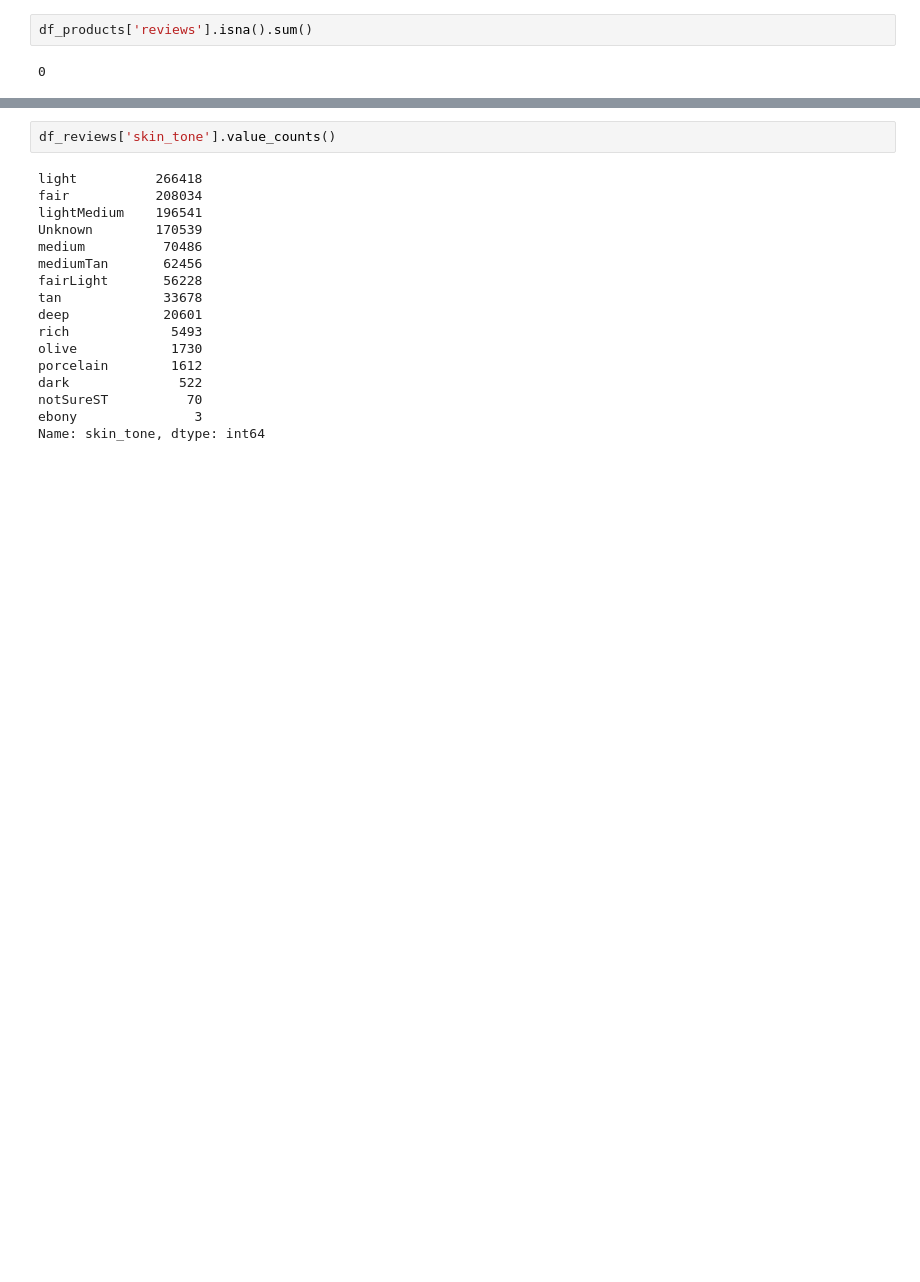
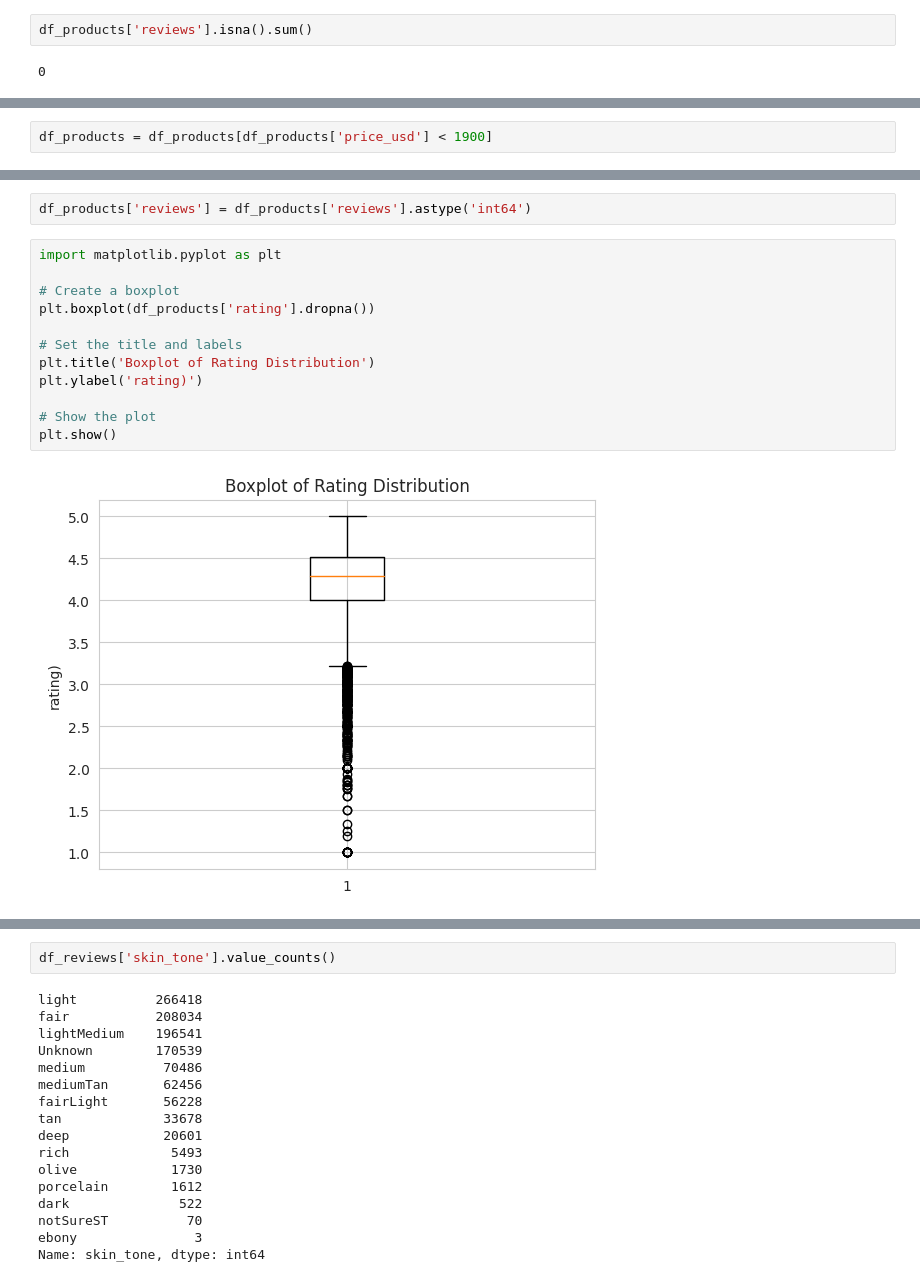
Before and after one commit to eshentong/BA820-team, a Jupyter notebook: BA820.ipynb, the cells around one changed output, grey strips where cells are left out. Saved outputs shown, nothing was run; the diff lists cells and outputs as text; blank space fills up the shorter version.

```diff
--- a/BA820.ipynb
+++ b/BA820.ipynb
@@ -278,0 +289,2 @@ df_products['reviews'].isna().sum()
+# %%
+df_products = df_products[df_products['price_usd'] < 1900]
@@ -278,0 +329,16 @@ df_products['reviews'].isna().sum()
+# %%
+df_products['reviews'] = df_products['reviews'].astype('int64')
+# %%
+import matplotlib.pyplot as plt
+
+# Create a boxplot
+plt.boxplot(df_products['rating'].dropna())
+
+# Set the title and labels
+plt.title('Boxplot of Rating Distribution')
+plt.ylabel('rating)')
+
+# Show the plot
+plt.show()
+# %% [output]
+[figure, added]
```
Also changed, not shown: parts of 29 cells of this notebook.
